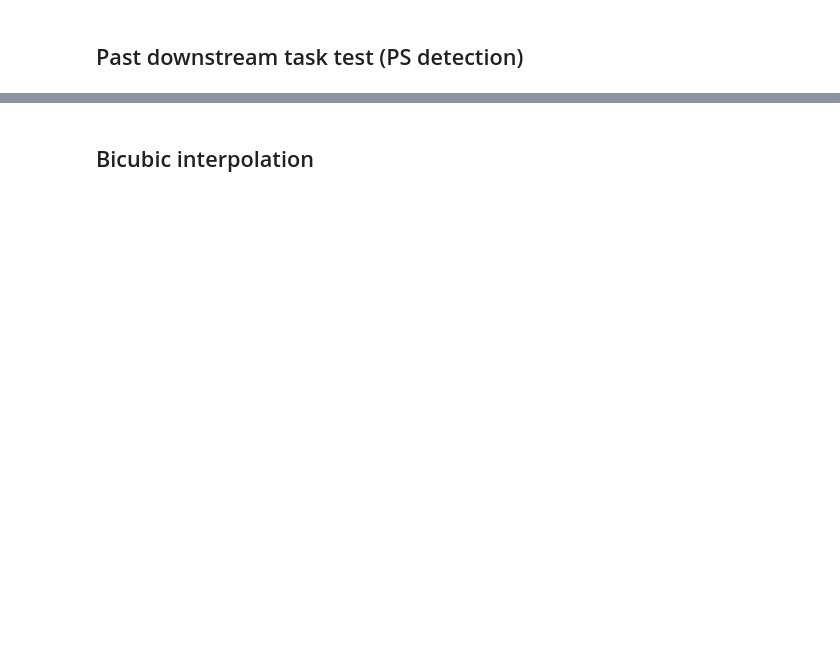
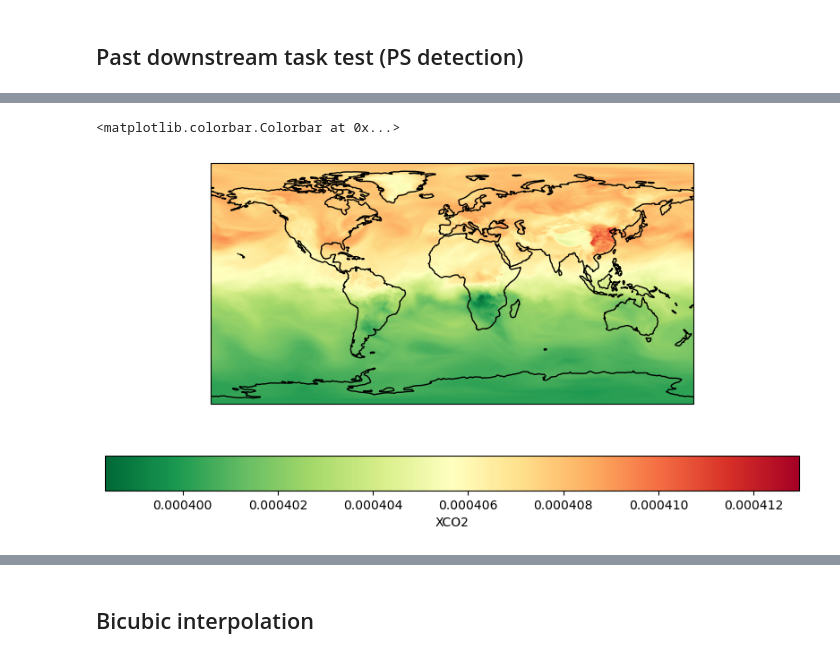
Before and after one commit to ar1619/DBPN_2, a Jupyter notebook: LST.ipynb, the cells around one changed output, grey strips where cells are left out. Saved outputs shown, nothing was run; the diff lists cells and outputs as text; code cells hidden in the pictures; blank space fills up the shorter version.

```diff
--- a/LST.ipynb
+++ b/LST.ipynb
@@ -33,7 +33,7 @@ def unnormalise(data_sr, data_lr):
 # %% [markdown]
 ## Past downstream task test (PS detection)
 # %%
-file = NetCDFFile('../RDS/OCO-2/oco2_GEOS_L3CO2_day_20200511_B10206Ar.nc4')
+file = NetCDFFile('../RDS/OCO-2/low_res/oco2_GEOS_L3CO2_day_20180901_B10206Ar.nc4')
 data = np.squeeze(file.variables['XCO2'][:])
 lat = np.squeeze(file.variables['lat'][:])
 lon = np.squeeze(file.variables['lon'][:])
@@ -78,4 +99,17 @@ europe_sr = np.load('Result/XCO2/europe_lr_2020.npy')
 europe_sr = unnormalise(europe_sr, europe_lr)
+# %%
+# Plot data
+vmin = np.min(data)
+vmax = np.max(data)
+extent = [-180, 180, -90, 90]
+fig = plt.figure(figsize=(10, 5))
+ax = plt.axes(projection=ccrs.PlateCarree())
+im = ax.imshow(data, origin='lower', extent=extent, transform=ccrs.PlateCarree(), cmap=RdYlGn_r)
+ax.coastlines()
+plt.colorbar(im, ax=ax, orientation='horizontal', label='XCO2')
+# %% [output]
+<matplotlib.colorbar.Colorbar at 0x...>
+[figure, added]
 # %%
 fig = plt.figure(figsize=(20, 10))
 ax1 = fig.add_subplot(1, 2, 1, projection=ccrs.PlateCarree())
```
Also changed, not shown: parts of 39 cells of this notebook.
